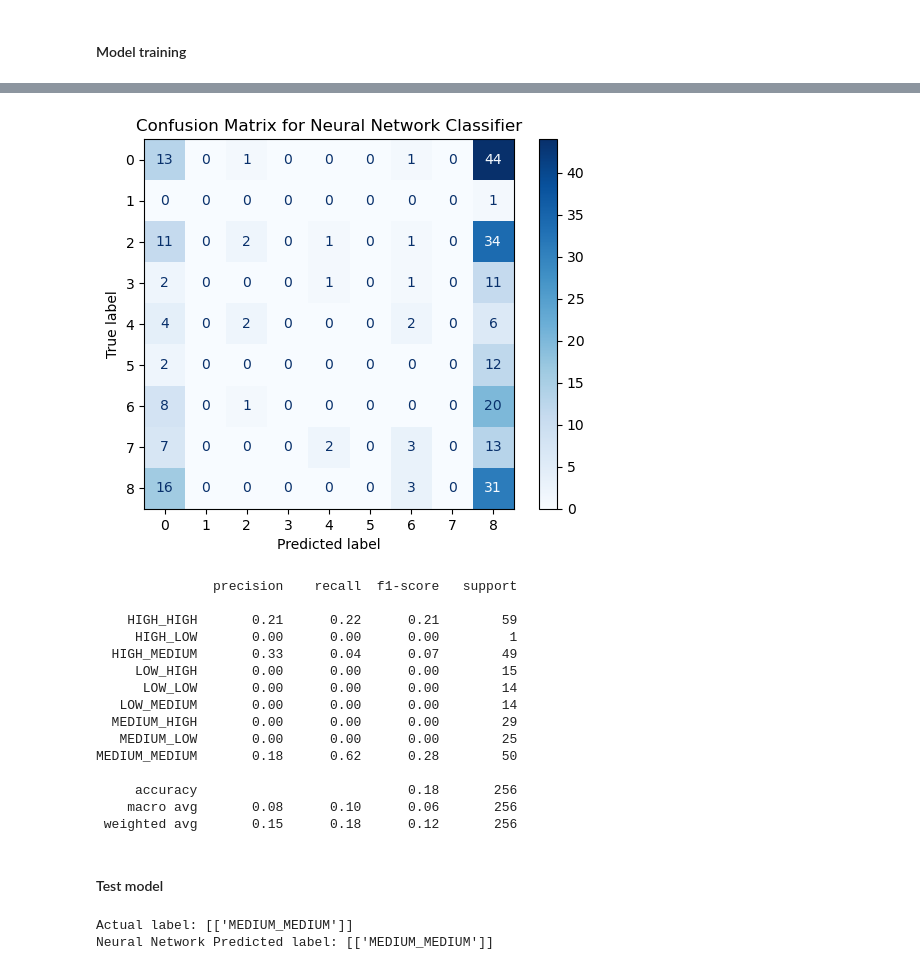
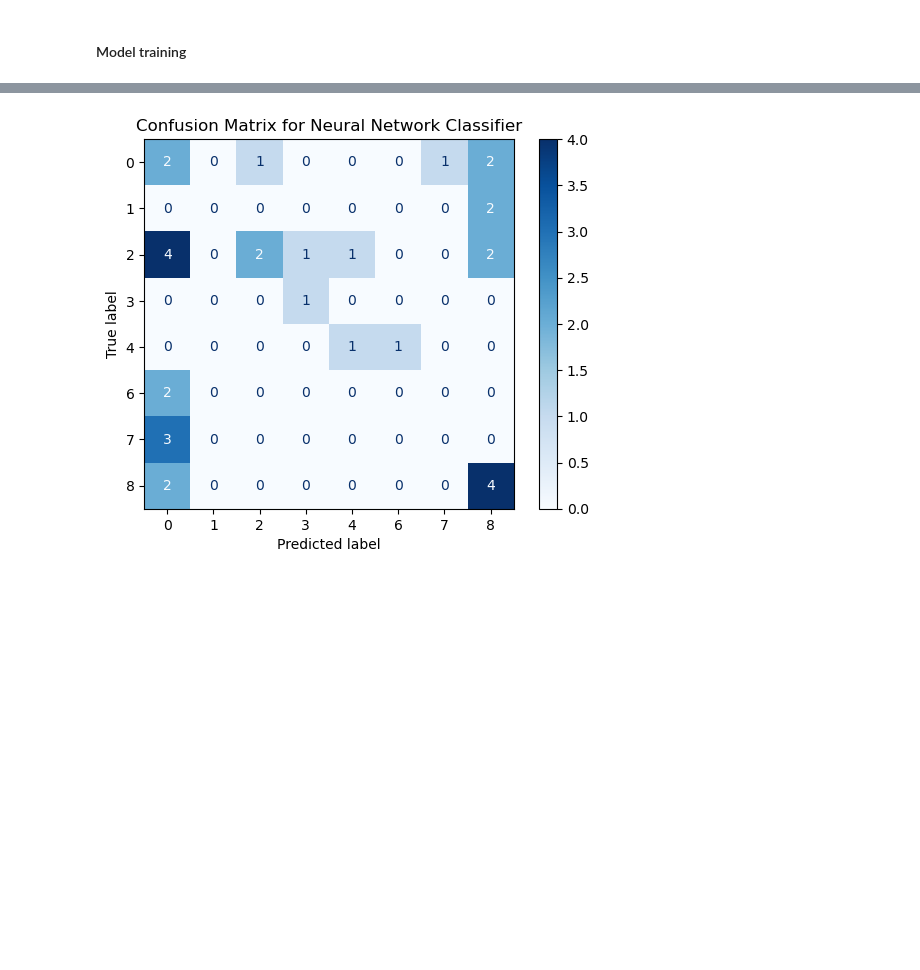
Before and after one commit to Linthevanrooij/FAIP, a Jupyter notebook: Final_project/emotion_classification/code2.ipynb, the cells around one changed output, grey strips where cells are left out. Saved outputs shown, nothing was run; the diff lists cells and outputs as text; code cells hidden in the pictures; blank space fills up the shorter version.

```diff
--- a/Final_project/emotion_classification/code2.ipynb
+++ b/Final_project/emotion_classification/code2.ipynb
@@ -52,20 +52,9 @@ label_name = ["valence","arousal"]
 labels_valence = []
 labels_arousal = []
 
-for la in labels:
-    if la[0] < 3:
-        labels_valence.append("LOW")
-    elif 3 <= la[0] < 6:
-        labels_valence.append("MEDIUM")
-    else:
-        labels_valence.append("HIGH")
-
-    if la[1] < 3:
-        labels_arousal.append("LOW")
-    elif 3 <= la[1] < 6:
-       labels_arousal.append("MEDIUM")
-    else:
-        labels_arousal.append("HIGH")
+#9 classes
+labels_valence = ["LOW" if la[0] < 3 else "MEDIUM" if la[0] < 6 else "HIGH" for la in labels]
+labels_arousal = ["LOW" if la[1] < 3 else "MEDIUM" if la[1] < 6 else "HIGH" for la in labels]
 
 combined_labels = np.array([labels_valence[i] +'_' + labels_arousal[i] for i in range(len(labels_valence))]).reshape(-1,1)
 
@@ -209,68 +244,28 @@ Epoch [eval5/5], Loss: 2.1296, Val Loss: 2.1621, Val Accuracy: 0.1797
 # %%
 from sklearn.metrics import confusion_matrix, ConfusionMatrixDisplay
 from sklearn.metrics import classification_report
 import matplotlib.pyplot as plt
 
+# Extract validation data from the DataLoader
+X_val, y_val = next(iter(val_loader))
+X_val = X_val.numpy()
+y_val = y_val.numpy()
 
 # Predict the labels for the test set using the neural network model
 model.eval()
 with torch.no_grad():
-    y_pred_tensor = model(torch.tensor(X_val, dtype=torch.float32))
+    X_val_tensor = torch.tensor(X_val, dtype=torch.float32).unsqueeze(1)  # Add channel dimension
+    y_pred_tensor = model(X_val_tensor)
     _, y_pred = torch.max(y_pred_tensor, 1)
     y_pred = y_pred.numpy()
 
 # Compute the confusion matrix
 cm = confusion_matrix(y_val, y_pred)
 
 # Display the confusion matrix
 disp = ConfusionMatrixDisplay(confusion_matrix=cm, display_labels=np.unique(y_val))
 disp.plot(cmap=plt.cm.Blues)
 plt.title('Confusion Matrix for Neural Network Classifier')
 plt.show()
-
-# Generate a classification report
-report = classification_report(y_val, y_pred, target_names=enc.categories_[0])
-print(report)
 # %% [output]
-[figure, old version]
+[figure, new version]
-               precision    recall  f1-score   support
-
-    HIGH_HIGH       0.21      0.22      0.21        59
-     HIGH_LOW       0.00      0.00      0.00         1
-  HIGH_MEDIUM       0.33      0.04      0.07        49
-     LOW_HIGH       0.00      0.00      0.00        15
-      LOW_LOW       0.00      0.00      0.00        14
-   LOW_MEDIUM       0.00      0.00      0.00        14
-  MEDIUM_HIGH       0.00      0.00      0.00        29
-   MEDIUM_LOW       0.00      0.00      0.00        25
-MEDIUM_MEDIUM       0.18      0.62      0.28        50
-
-     accuracy                           0.18       256
-    macro avg       0.08      0.10      0.06       256
- weighted avg       0.15      0.18      0.12       256
-# %% [markdown]
-#### Test model
-# %%
-# Model in evaluation mode
-model.eval()
-
-sampleIDX = 1
-
-# Get the first sample from the testing set
-sample_X = X_val[sampleIDX]
-sample_y = y_val[sampleIDX]
-
-# Convert the sample to a PyTorch tensor and reshape to match the model's input dimensions
-sample_X_tensor = torch.tensor(sample_X, dtype=torch.float32).unsqueeze(0)
-
-# Perform a forward pass to get the model's prediction
-with torch.no_grad():
-    output = model(sample_X_tensor)
-    _, predicted = torch.max(output, 1)
-
-# Print the actual and predicted labels
-print(f'Actual label: {enc.inverse_transform(sample_y.reshape(1,-1))}')
-print(f'Neural Network Predicted label: {enc.inverse_transform(predicted.reshape(1,-1))}')
-# %% [output]
-Actual label: [['MEDIUM_MEDIUM']]
-Neural Network Predicted label: [['MEDIUM_MEDIUM']]
```
Also changed, not shown: parts of 4 cells of this notebook, 1 other file.
